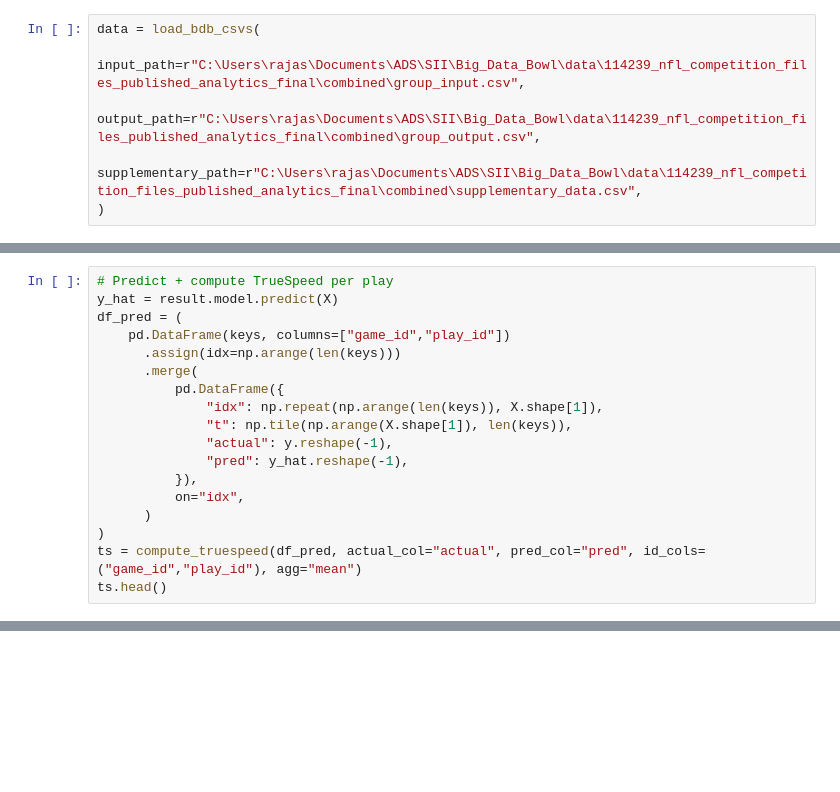
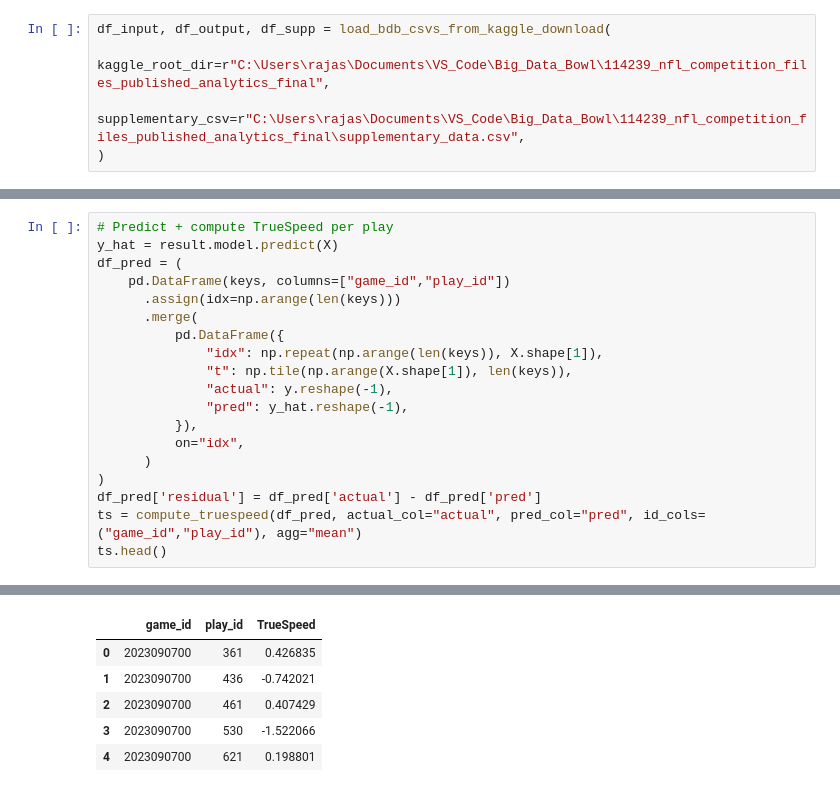
Before and after one commit to Prodoorknob/Big_Data_Bowl, a Jupyter notebook: Submission.ipynb, the cells around one changed output, grey strips where cells are left out. Saved outputs shown, nothing was run; the diff lists cells and outputs as text; blank space fills up the shorter version.

```diff
--- a/Submission.ipynb
+++ b/Submission.ipynb
@@ -13,7 +13,6 @@ RecursionError: Stack overflow (used 1952 kB)
 # %%
-data = load_bdb_csvs(
-    input_path=r"C:\Users\rajas\Documents\ADS\SII\Big_Data_Bowl\data\114239_nfl_competition_files_published_analytics_final\combined\group_input.csv",
-    output_path=r"C:\Users\rajas\Documents\ADS\SII\Big_Data_Bowl\data\114239_nfl_competition_files_published_analytics_final\combined\group_output.csv",
-    supplementary_path=r"C:\Users\rajas\Documents\ADS\SII\Big_Data_Bowl\data\114239_nfl_competition_files_published_analytics_final\combined\supplementary_data.csv",
+df_input, df_output, df_supp = load_bdb_csvs_from_kaggle_download(
+    kaggle_root_dir=r"C:\Users\rajas\Documents\VS_Code\Big_Data_Bowl\114239_nfl_competition_files_published_analytics_final",
+    supplementary_csv=r"C:\Users\rajas\Documents\VS_Code\Big_Data_Bowl\114239_nfl_competition_files_published_analytics_final\supplementary_data.csv",
 )
 # %%
@@ -69,5 +94,7 @@ df_pred = (
           on="idx",
       )
 )
+df_pred['residual'] = df_pred['actual'] - df_pred['pred']
 ts = compute_truespeed(df_pred, actual_col="actual", pred_col="pred", id_cols=("game_id","play_id"), agg="mean")
 ts.head()
+# %% [output]
@@ -73,0 +102,6 @@ ts.head()
+|  | game_id | play_id | TrueSpeed |
+| 0 | 2023090700 | 361 | 0.426835 |
+| 1 | 2023090700 | 436 | -0.742021 |
+| 2 | 2023090700 | 461 | 0.407429 |
+| 3 | 2023090700 | 530 | -1.522066 |
+| 4 | 2023090700 | 621 | 0.198801 |
```
Also changed, not shown: parts of 11 cells of this notebook, 7 other files.
